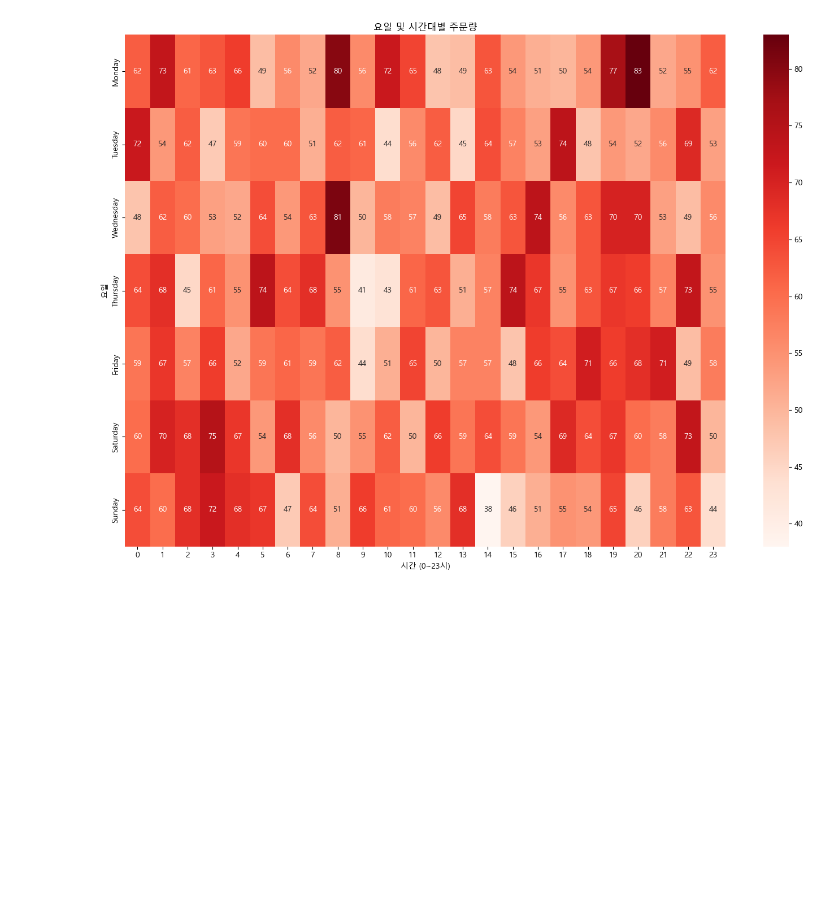
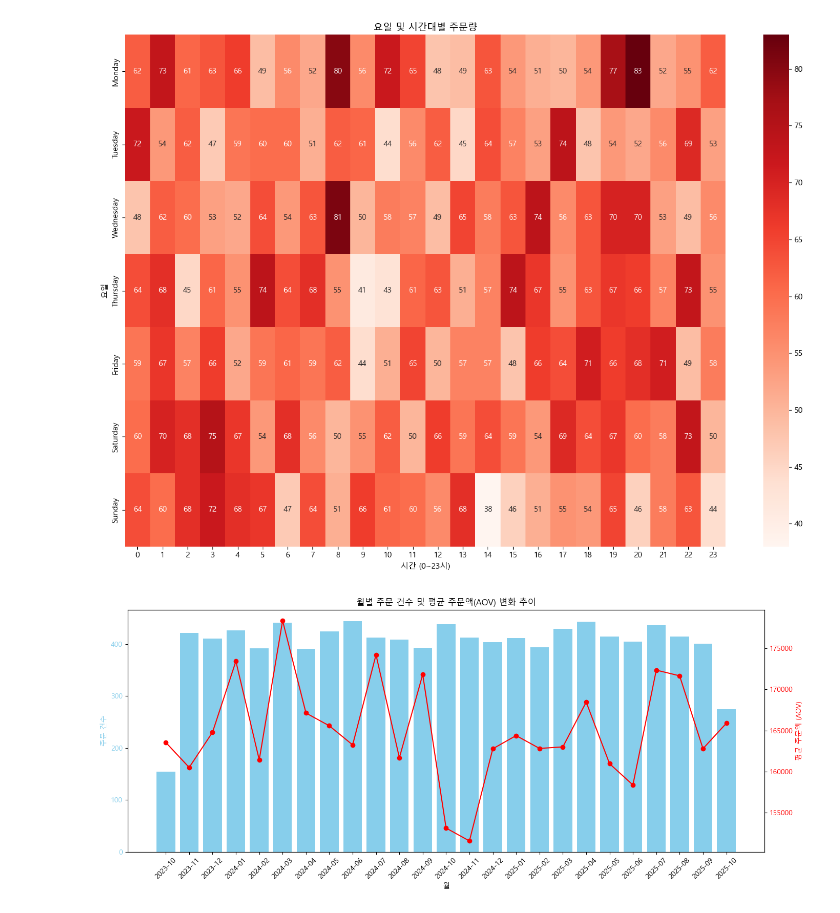
Before and after one commit to Happy-o3ov/big20-python-project1-team3, a Jupyter notebook: 실습문제/03 주문분석.ipynb, the cells around one changed output. Saved outputs shown, nothing was run; the diff lists cells and outputs as text; code cells hidden in the pictures; blank space fills up the shorter version.

```diff
--- a/실습문제/03 주문분석.ipynb
+++ b/실습문제/03 주문분석.ipynb
@@ -88,0 +89,51 @@ plt.show()
+# %%
+cols = ['order_date','total_sales']
+
+df_data2 = df[cols].copy()
+
+df_data2['year_month'] = df_data2['order_date'].dt.to_period('M')
+
+# 월별 집계
+monthly_stats = df_data2.groupby('year_month').agg({
+    'order_date': 'count',  # 주문 건수
+    'total_sales': 'sum'     # 총 매출
+}).reset_index()
+
+monthly_stats.columns = ['year_month', 'order_count', 'total_sales']
+
+# AOV(Average Order Value) 계산
+monthly_stats['aov'] = monthly_stats['total_sales'] / monthly_stats['order_count']
+
+# year_month를 문자열로 변환 (시각화를 위해)
+monthly_stats['year_month'] = monthly_stats['year_month'].astype(str)
+
+# 이중 축 차트 생성
+fig, ax1 = plt.subplots(figsize=(14, 6))
+
+# 첫 번째 축: 주문 건수
+color1 = 'skyblue'
+ax1.set_xlabel('월')
+ax1.set_ylabel('주문 건수', color=color1)
+bar = ax1.bar(monthly_stats['year_month'], monthly_stats['order_count'],
+                 color=color1, label='주문 건수')
+ax1.tick_params(axis='y', labelcolor=color1)
+
+# 두 번째 축: AOV
+ax2 = ax1.twinx()
+color2 = 'red'
+ax2.set_ylabel('평균 주문액 (AOV)', color=color2)
+line2 = ax2.plot(monthly_stats['year_month'], monthly_stats['aov'],
+                 color=color2, marker = 'o', label='AOV')
+ax2.tick_params(axis='y', labelcolor=color2)
+
+# 제목 및 레이아웃
+plt.title('월별 주문 건수 및 평균 주문액(AOV) 변화 추이')
+
+# X축 레이블 회전
+ax1.set_xticks(monthly_stats['year_month'])
+ax1.set_xticklabels(monthly_stats['year_month'], rotation=45)
+
+plt.tight_layout()
+plt.show()
+# %% [output]
+[figure, added]
```
Also changed, not shown: parts of 11 cells of this notebook.
